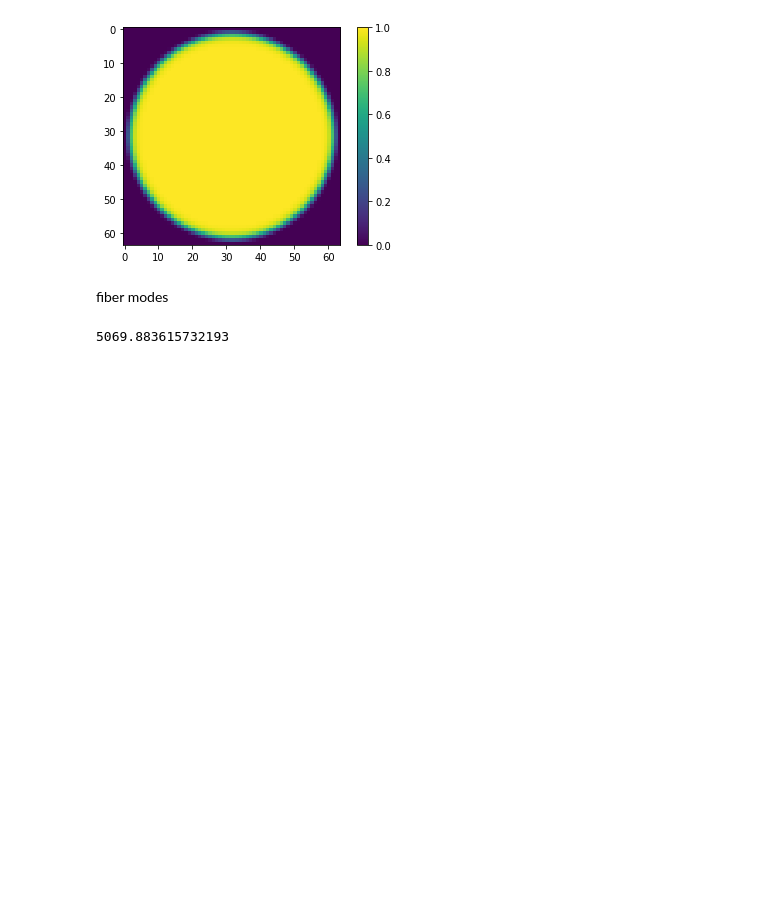
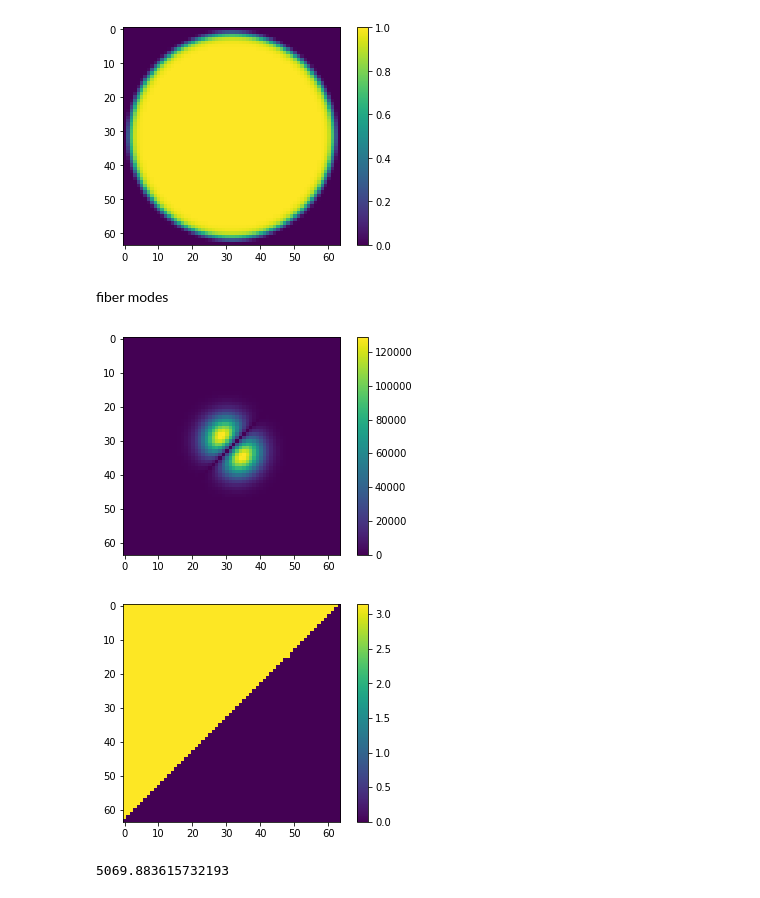
Before and after one commit to ugurtegin/MMF_RNN_Reuse, a Jupyter notebook: BPM Notebooks/GRIN_BPM_Modes.ipynb, the cells around one changed output. Cells and saved outputs as stored; diff of their text form; code cells hidden in the pictures; blank space fills up the shorter version.

```diff
--- a/BPM Notebooks/GRIN_BPM_Modes.ipynb
+++ b/BPM Notebooks/GRIN_BPM_Modes.ipynb
@@ -48,6 +49,47 @@ plt.show()
 [figure]
 # %% [markdown]
 fiber modes
+# %%
+def modes(m,l):
+  # ref: Arash Mafi, "Bandwidth Improvement in Multimode Optical Fibers Via Scattering From Core Inclusions," J. Lightwave Technol. 28, 1547-1555 (2010)
+  # mode numbers:
+  p=l-1   # l-1 of LP_ml
+  m=m   # m of LP_ml
+
+  Apm=np.sqrt(np.math.factorial(p)/np.pi/np.math.factorial(p+np.abs(m)))
+
+  c = 299792458               # [m/s]
+  n0 = 1.45                   # Refractive index of medium (1.44 for 1550 nm, 1.45 for 1030 nm)
+  lambda_c = 1030e-9          # Central wavelength of the input pulse in [m]
+  R = 25e-6                   # fiber radius
+  w=2*cp.pi*c/lambda_c        # [Hz]
+  k0 = w*n0/c
+  delta = 0.01                #
+
+  N_2 = 0.5*(R**2)*(k0**2)*(n0**2)*delta
+  ro_0= R/(4*N_2)**0.25
+
+  Epm=Apm*(np.sqrt(x1**2+y1**2)**np.abs(m))/(ro_0**(1+np.abs(m)))*np.exp(-(x1**2+y1**2)/2/ro_0**2)*special.eval_genlaguerre(p,np.abs(m),(x1**2+y1**2)/ro_0**2,out=None)
+
+  Epm_=np.multiply(Epm,(np.cos(m*np.arctan2(y1,x1))+np.sin(m*np.arctan2(y1,x1))))
+  return Epm_
+
+
+FF=modes(1,1)
+
+FFabs=np.abs(FF)
+FFangle=np.angle(FF)
+
+plt.imshow(FFabs)
+plt.colorbar()
+plt.show()
+
+plt.imshow(FFangle)
+plt.colorbar()
+plt.show()
+# %% [output]
+[figure, added]
+[figure, added]
 # %%
 tt = time.time()
 c = 299792458 # [m/s]
```
Also changed, not shown: parts of 1 cell of this notebook.
